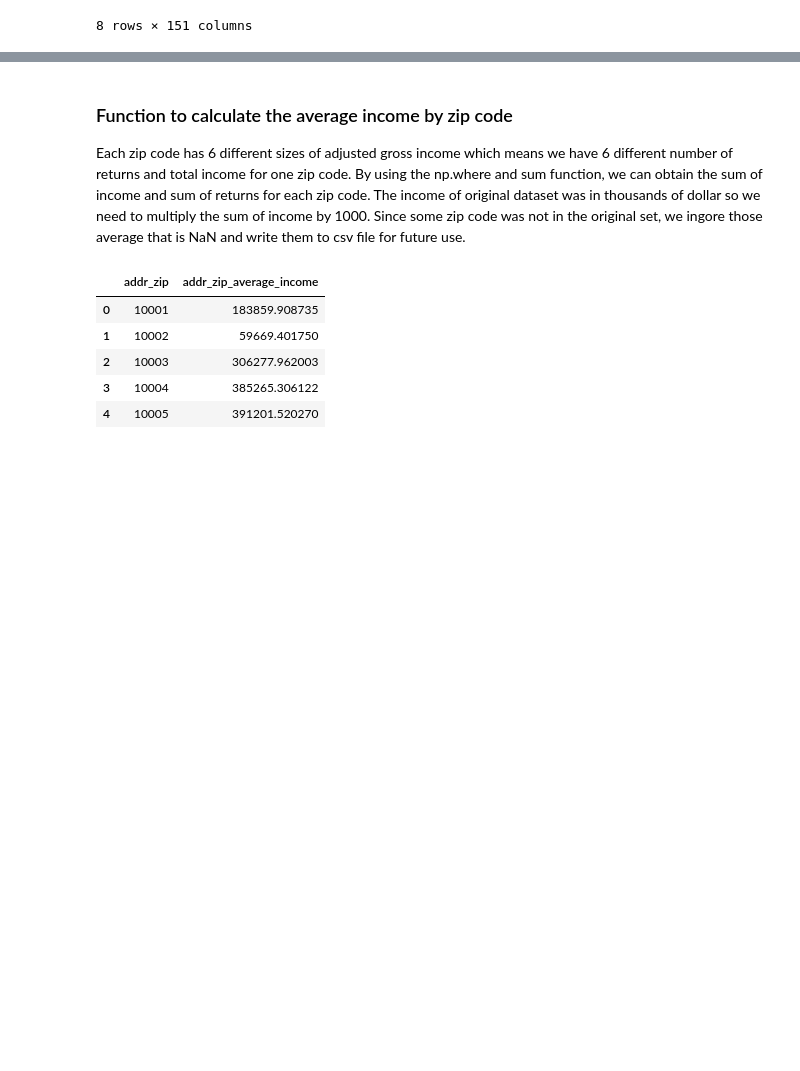
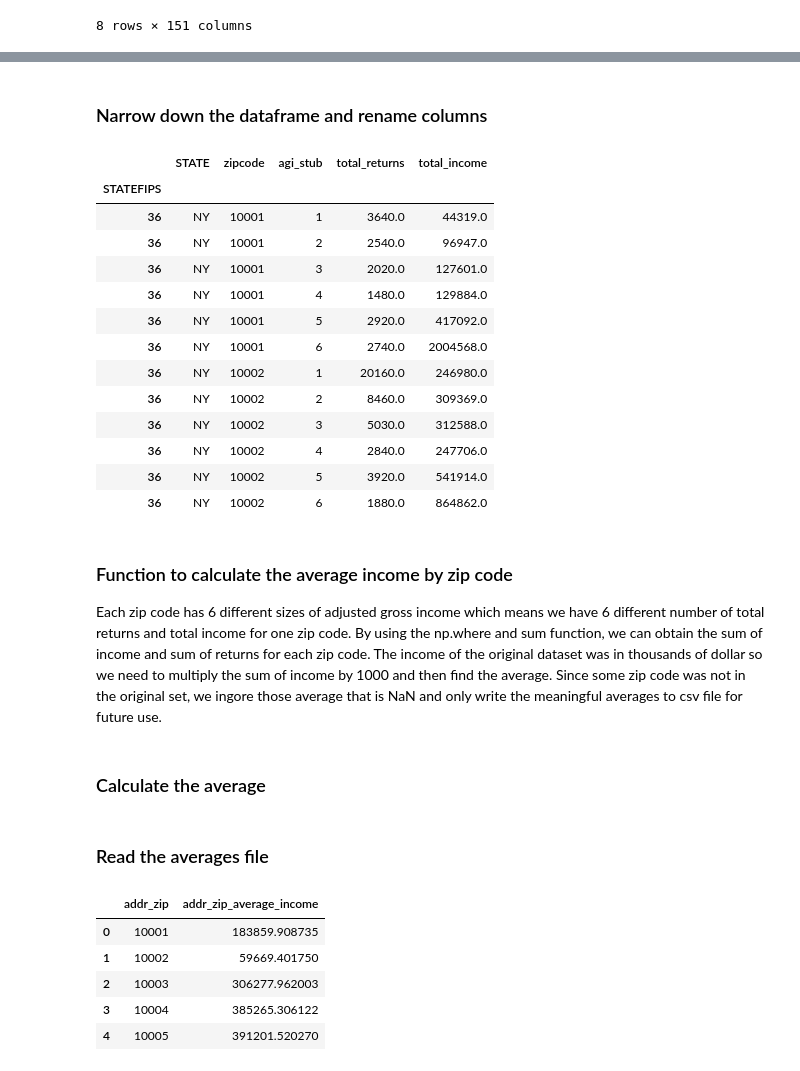
Before and after one commit to JiejayLan/data_science_project, a Jupyter notebook: main.ipynb, the cells around one changed output, grey strips where cells are left out. Saved outputs shown, nothing was run; the diff lists cells and outputs as text; code cells hidden in the pictures; blank space fills up the shorter version.

```diff
--- a/main.ipynb
+++ b/main.ipynb
@@ -218,7 +218,32 @@ raw_outside_data.head(10)
+# %% [markdown]
+### Narrow down the dataframe and rename columns
+# %%
+raw_income_data = raw_income_data.loc[raw_income_data['STATE']=='NY']
+raw_income_data.rename(columns = {'N1':'total_returns', 'A02650':'total_income'}, inplace = True)
+raw_income_data = raw_income_data[['STATE','zipcode','agi_stub','total_returns', 'total_income']]
+raw_income_data = raw_income_data.loc[raw_income_data['zipcode']<99999]
+raw_income_data = raw_income_data.loc[raw_income_data['zipcode']>0]
+
+raw_income_data.head(12)
+# %% [output]
+|  | STATE | zipcode | agi_stub | total_returns | total_income |
+| STATEFIPS |  |  |  |  |  |
+| 36 | NY | 10001 | 1 | 3640.0 | 44319.0 |
+| 36 | NY | 10001 | 2 | 2540.0 | 96947.0 |
+| 36 | NY | 10001 | 3 | 2020.0 | 127601.0 |
+| 36 | NY | 10001 | 4 | 1480.0 | 129884.0 |
+| 36 | NY | 10001 | 5 | 2920.0 | 417092.0 |
+| 36 | NY | 10001 | 6 | 2740.0 | 2004568.0 |
+| 36 | NY | 10002 | 1 | 20160.0 | 246980.0 |
+| 36 | NY | 10002 | 2 | 8460.0 | 309369.0 |
+| 36 | NY | 10002 | 3 | 5030.0 | 312588.0 |
+| 36 | NY | 10002 | 4 | 2840.0 | 247706.0 |
+| 36 | NY | 10002 | 5 | 3920.0 | 541914.0 |
+| 36 | NY | 10002 | 6 | 1880.0 | 864862.0 |
 # %% [markdown]
 ### Function to calculate the average income by zip code
-Each zip code has 6 different sizes of adjusted gross income which means we have 6 different number of returns and total income for one zip code.
-By using the np.where and sum function, we can obtain the sum of income and sum of returns for each zip code. The income of original dataset was in thousands of dollar so we need to multiply the sum of income by 1000. Since some zip code was not in the original set, we ingore those average that is NaN and write them to csv file for future use.
+Each zip code has 6 different sizes of adjusted gross income which means we have 6 different number of total returns and total income for one zip code.
+By using the np.where and sum function, we can obtain the sum of income and sum of returns for each zip code. The income of the original dataset was in thousands of dollar so we need to multiply the sum of income by 1000 and then find the average. Since some zip code was not in the original set, we ingore those average that is NaN and only write the meaningful averages to csv file for future use.
 # %%
 def calculate_avg_income():
     with open('data/17ny.csv', mode='w') as avg_file:
@@ -230,7 +255,11 @@ def calculate_avg_income():
             avg_income=(current_sum*1000)/current_returns
             if(avg_income>0):
                 thewriter.writerow([zipcode,avg_income])
+# %% [markdown]
+### Calculate the average
 # %%
 warnings.filterwarnings('ignore')
 calculate_avg_income()
+# %% [markdown]
+### Read the averages file
 # %%
```
Also changed, not shown: parts of 18 cells of this notebook, 1 other file.
